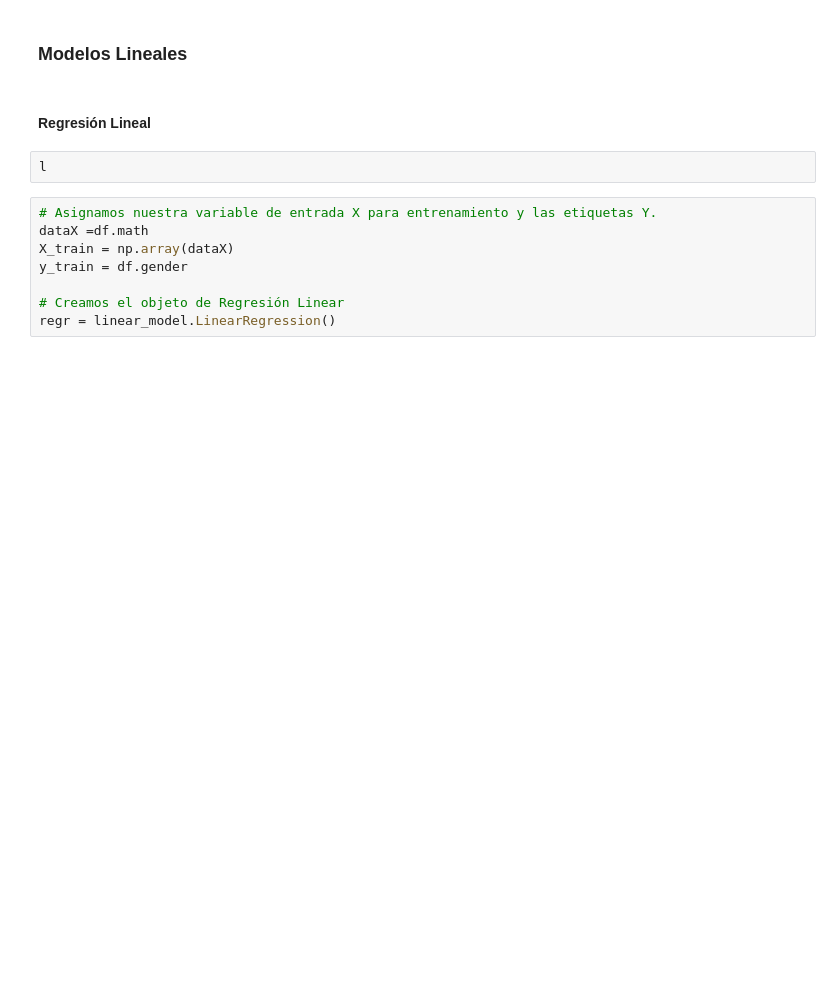
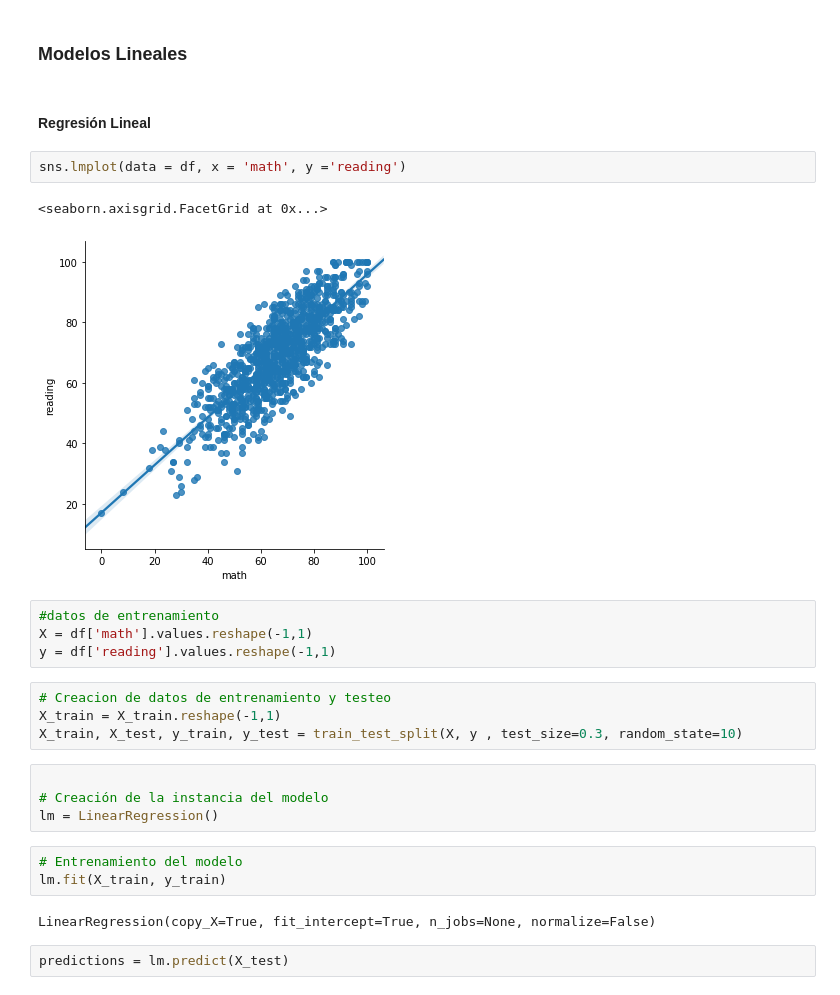
Before and after one commit to lsalazarv/Tarea-3, a Jupyter notebook: Tarea 3.ipynb, the cells around one changed output. Drawn from its saved outputs; the diff is of its cells as text; blank space fills up the shorter version.

```diff
--- a/Tarea 3.ipynb
+++ b/Tarea 3.ipynb
@@ -263,13 +268,27 @@ sns.jointplot(data=df,x='math',y='reading',kind='hex')
 ### Modelos Lineales
 # %% [markdown]
 #### Regresión Lineal
-# %%
-l
-# %%
-# Asignamos nuestra variable de entrada X para entrenamiento y las etiquetas Y.
-dataX =df.math
-X_train = np.array(dataX)
-y_train = df.gender
-
-# Creamos el objeto de Regresión Linear
-regr = linear_model.LinearRegression()
+# %%
+sns.lmplot(data = df, x = 'math', y ='reading')
+# %% [output]
+<seaborn.axisgrid.FacetGrid at 0x...>
+[figure, added]
+# %%
+#datos de entrenamiento
+X = df['math'].values.reshape(-1,1)
+y = df['reading'].values.reshape(-1,1)
+# %%
+# Creacion de datos de entrenamiento y testeo
+X_train = X_train.reshape(-1,1)
+X_train, X_test, y_train, y_test = train_test_split(X, y , test_size=0.3, random_state=10)
+# %%
+
+# Creación de la instancia del modelo
+lm = LinearRegression()
+# %%
+# Entrenamiento del modelo
+lm.fit(X_train, y_train)
+# %% [output]
+LinearRegression(copy_X=True, fit_intercept=True, n_jobs=None, normalize=False)
+# %%
+predictions = lm.predict(X_test)
```
Also changed, not shown: parts of 6 cells of this notebook.
